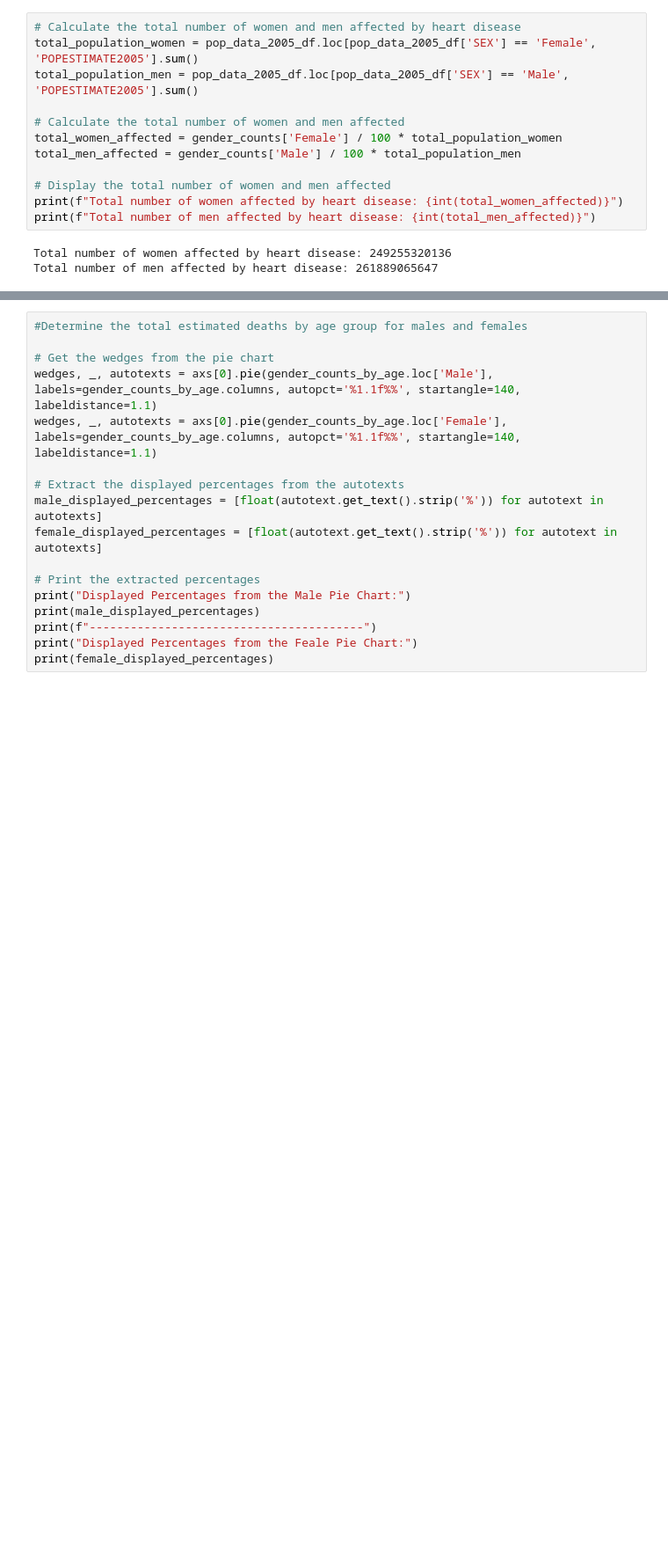
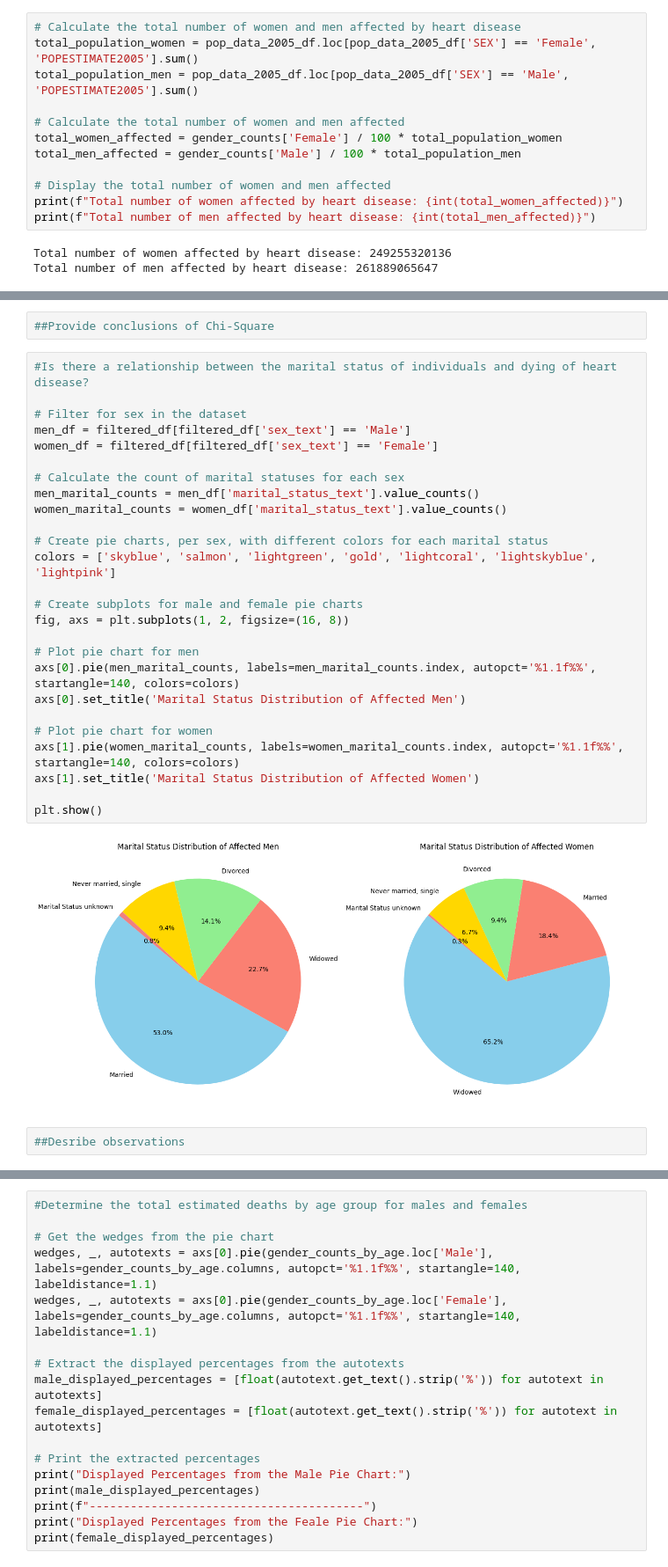
Before and after one commit to azmedtech/ASU_DA_Project1_Team2, a Jupyter notebook: Heart_Disease_2005.ipynb, the cells around one changed output, grey strips where cells are left out. Shown at 88% size. Cells and saved outputs as stored; diff of their text form; blank space fills up the shorter version.

Commit message:
updating code for heart disease analysis

```diff
--- a/Heart_Disease_2005.ipynb
+++ b/Heart_Disease_2005.ipynb
@@ -269,3 +329,35 @@ Total number of men affected by heart disease: 261889065647
+# %%
+##Provide conclusions of Chi-Square
+# %%
+#Is there a relationship between the marital status of individuals and dying of heart disease?
+
+# Filter for sex in the dataset
+men_df = filtered_df[filtered_df['sex_text'] == 'Male']
+women_df = filtered_df[filtered_df['sex_text'] == 'Female']
+
+# Calculate the count of marital statuses for each sex
+men_marital_counts = men_df['marital_status_text'].value_counts()
+women_marital_counts = women_df['marital_status_text'].value_counts()
+
+# Create pie charts, per sex, with different colors for each marital status
+colors = ['skyblue', 'salmon', 'lightgreen', 'gold', 'lightcoral', 'lightskyblue', 'lightpink']
+
+# Create subplots for male and female pie charts
+fig, axs = plt.subplots(1, 2, figsize=(16, 8))
+
+# Plot pie chart for men
+axs[0].pie(men_marital_counts, labels=men_marital_counts.index, autopct='%1.1f%%', startangle=140, colors=colors)
+axs[0].set_title('Marital Status Distribution of Affected Men')
+
+# Plot pie chart for women
+axs[1].pie(women_marital_counts, labels=women_marital_counts.index, autopct='%1.1f%%', startangle=140, colors=colors)
+axs[1].set_title('Marital Status Distribution of Affected Women')
+
+plt.show()
+# %% [output]
+[figure, added]
+# %%
+##Desribe observations
 # %%
 #Display the breakdown by age group for male or females deaths due to heart disease
 
```
Also changed, not shown: parts of 31 cells of this notebook, 1 other file.
